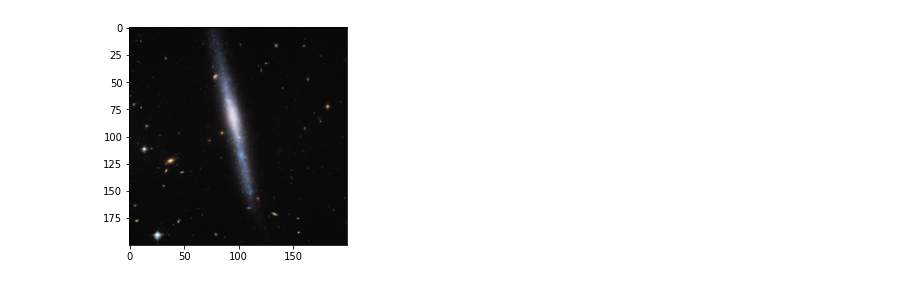
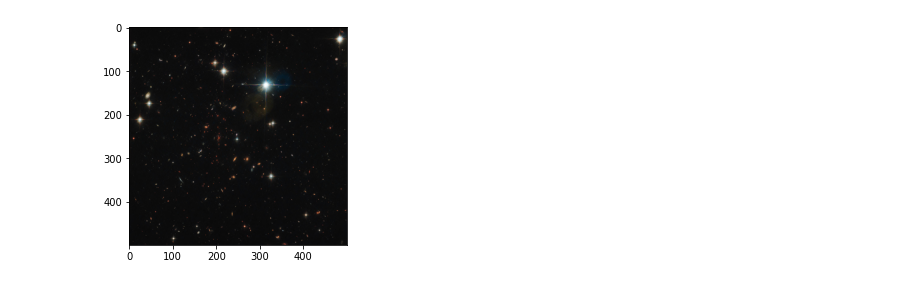
Before and after one commit to Lars314/astro425-final-project, a Jupyter notebook: tester.ipynb, the cells around one changed output. Cells and saved outputs as stored; diff of their text form; code cells hidden in the pictures.

```diff
--- a/tester.ipynb
+++ b/tester.ipynb
@@ -12,20 +12,20 @@ import lenser_v0 as lenser
 # %%
 # the width of the image in pixels
-pixels = 200
+pixels = 500
 # the width of the image in arcseconds
-image_size = 50 * u.arcsec
+image_size = 100 * u.arcsec
 
 # a scale parameter used for conversion between pixels and arcseconds
 pixel_size = image_size / pixels
 
 # choose what image we want to lens, put it in a nice format, and display
-im = Image.open('./test_images/test_image_14.jpg').convert('RGB') #Opens a picture in grayscale
+im = Image.open('./test_images/test_image_20.jpg').convert('RGB') #Opens a picture in grayscale
 im = im.resize((pixels,pixels))
 test_image = np.array(im)
 plt.imshow(test_image)
 im.close()
 # %% [output]
-[figure, old version]
+[figure, new version]
 # %%
 importlib.reload(lenser)
 # %% [output]
```
Also changed, not shown: parts of 5 cells of this notebook, 31 other files.
